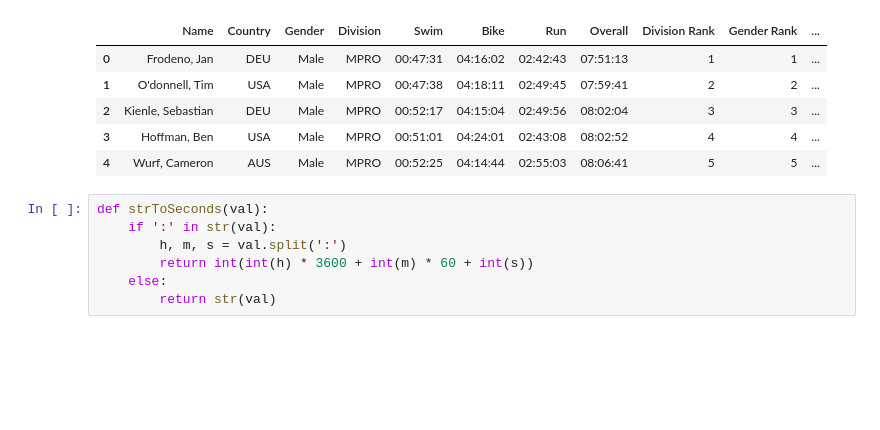
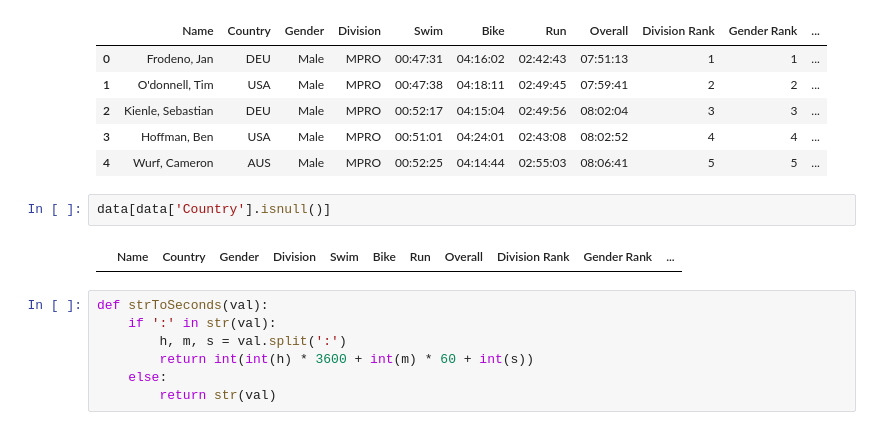
Before and after one commit to Luyyss/iron_man_2019_stats, a Jupyter notebook: app.ipynb, the cells around one changed output. Drawn from its saved outputs; the diff is of its cells as text; blank space fills up the shorter version.

```diff
--- a/app.ipynb
+++ b/app.ipynb
@@ -33,6 +33,10 @@ data.head()
 | 2 | Kienle, Sebastian | DEU | Male | MPRO | 00:52:17 | 04:15:04 | 02:49:56 | 08:02:04 | 3 | 3 | ... |
 | 3 | Hoffman, Ben | USA | Male | MPRO | 00:51:01 | 04:24:01 | 02:43:08 | 08:02:52 | 4 | 4 | ... |
 | 4 | Wurf, Cameron | AUS | Male | MPRO | 00:52:25 | 04:14:44 | 02:55:03 | 08:06:41 | 5 | 5 | ... |
+# %%
+data[data['Country'].isnull()]
+# %% [output]
+|  | Name | Country | Gender | Division | Swim | Bike | Run | Overall | Division Rank | Gender Rank | ... |
 # %%
 def strToSeconds(val):
     if ':' in str(val):
```
Also changed, not shown: 5 other files.
